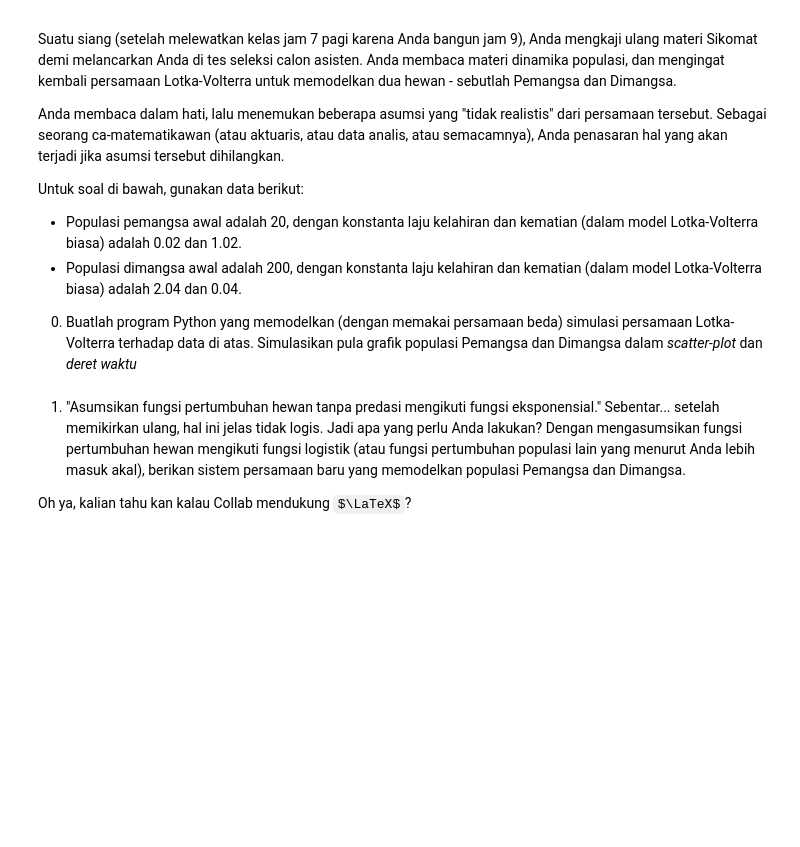
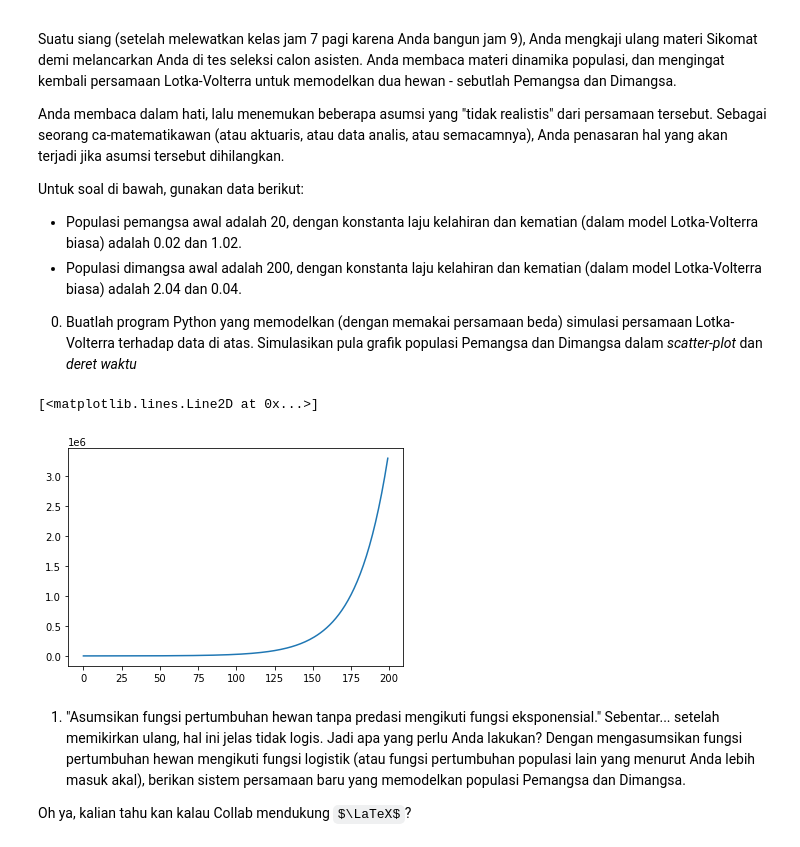
Before and after one commit to iansebastian/iansebastian.github.io, a Jupyter notebook: coding math/asprak_sikomat_2020.ipynb, the cells around one changed output. Drawn from its saved outputs; the diff is of its cells as text; code cells hidden in the pictures; some formulas as TeX source; blank space fills up the shorter version.

```diff
--- a/coding math/asprak_sikomat_2020.ipynb
+++ b/coding math/asprak_sikomat_2020.ipynb
@@ -188,3 +378,19 @@ Untuk soal di bawah, gunakan data berikut:
+# %%
+def lotka_vol(x0=200, y0=20, alpha=2.04, beta=0.04, gamma=1.02, delta=0.02, reps=200):
+    x = np.empty(reps)
+    y = np.empty(reps)
+    x[0] = x0
+    y[0] = y0
+    for i in range(1, reps):
+        x[i] = x[i-1] + (alpha*x[i-1] - beta*x[i-1]*y[i-1])
+        y[i] = y[i-1] + (delta*x[i-1]*y[i-1] - gamma*y[i-1])
+    return x, y
+
+
+prey, predator = lotka_vol()
+# %% [output]
+[<matplotlib.lines.Line2D at 0x...>]
+[figure, added]
 # %% [markdown]
 1. "Asumsikan fungsi pertumbuhan hewan tanpa predasi mengikuti fungsi eksponensial." Sebentar... setelah memikirkan ulang, hal ini jelas tidak logis. Jadi apa yang perlu Anda lakukan?
 Dengan mengasumsikan fungsi pertumbuhan hewan mengikuti fungsi logistik (atau fungsi pertumbuhan populasi lain yang menurut Anda lebih masuk akal),  berikan sistem persamaan baru yang memodelkan populasi Pemangsa dan Dimangsa.
```
Also changed, not shown: parts of 32 cells of this notebook, 8 other files.
